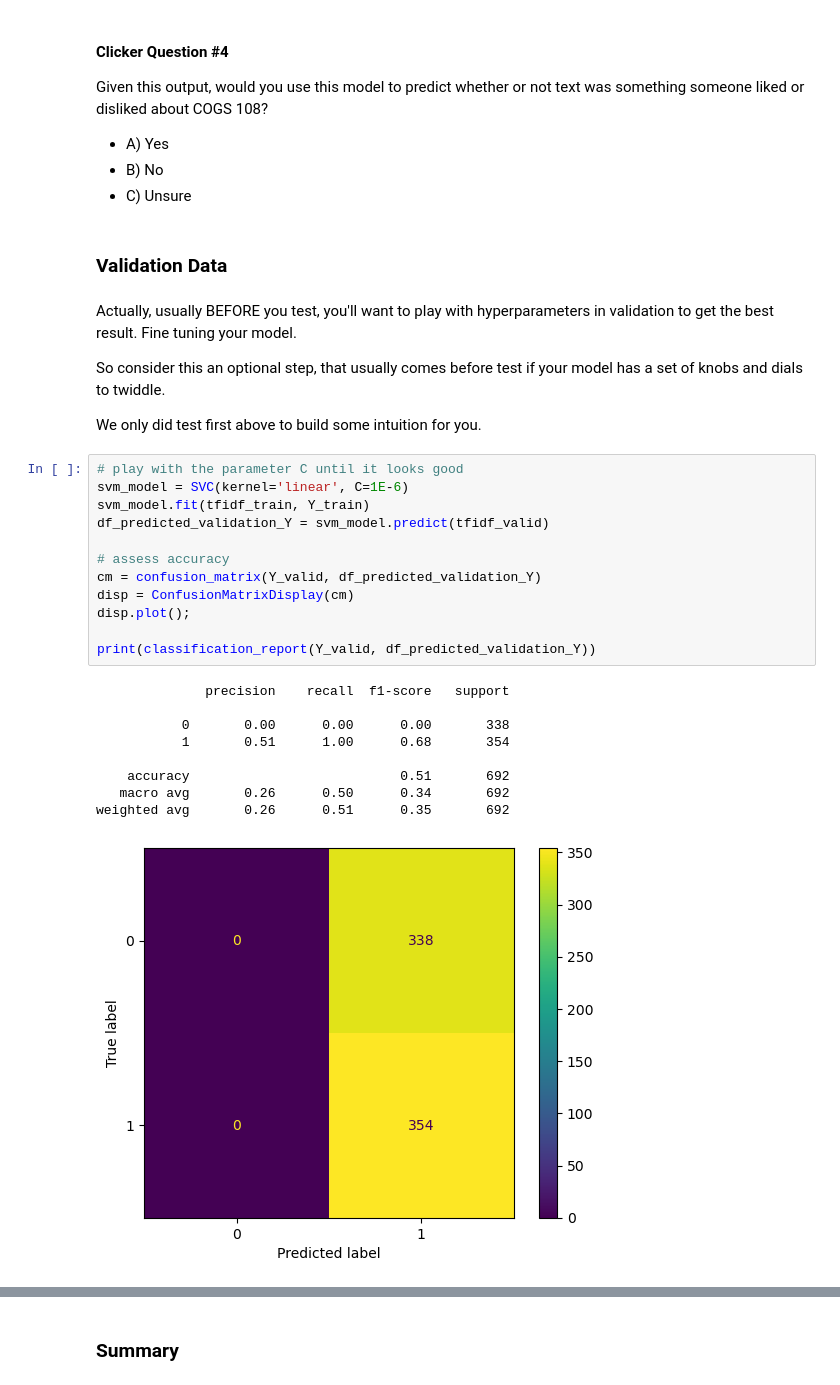
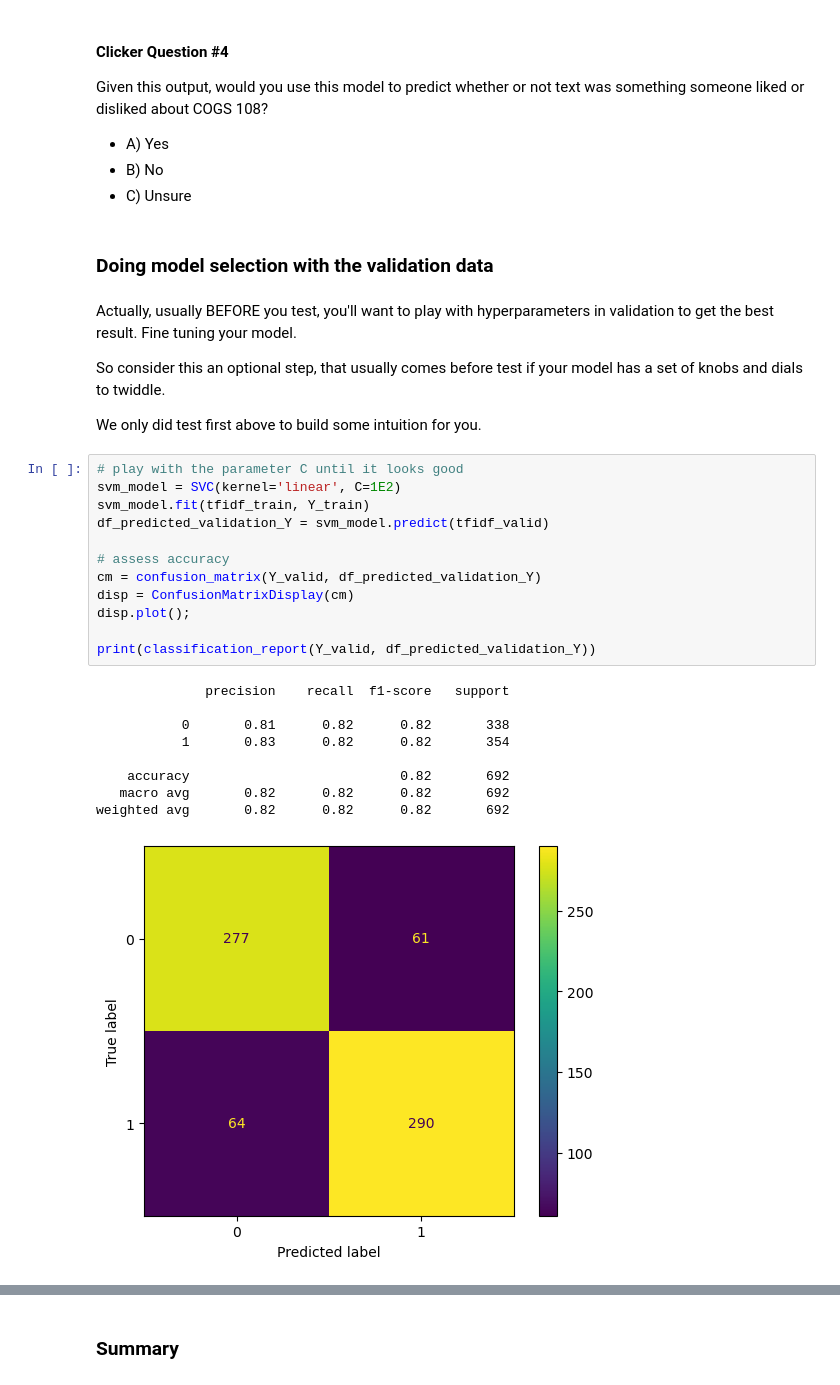
Before and after one commit to COGS108/Lectures-Sp23, a Jupyter notebook: 07_03_text_ml.ipynb, the cells around one changed output, grey strips where cells are left out. Drawn from its saved outputs; the diff is of its cells as text.

```diff
--- a/07_03_text_ml.ipynb
+++ b/07_03_text_ml.ipynb
@@ -495,8 +495,8 @@ Given this output, would you use this model to predict whether or not text was s
 - A) Yes
 - B) No
 - C) Unsure
-# %% [markdown]
-### Validation Data
+# %% [markdown]
+### Doing model selection with the validation data
 # %% [markdown]
 Actually, usually BEFORE you test, you'll want to play with hyperparameters in validation to get the best result.  Fine tuning your model.
 
@@ -506,23 +506,23 @@ So consider this an optional step, that usually comes before test if your model
 We only did test first above to build some intuition for you.
 # %%
 # play with the parameter C until it looks good
-svm_model = SVC(kernel='linear', C=1E-6)
+svm_model = SVC(kernel='linear', C=1E2)
 svm_model.fit(tfidf_train, Y_train)
 df_predicted_validation_Y = svm_model.predict(tfidf_valid)
 
 # assess accuracy
 cm = confusion_matrix(Y_valid, df_predicted_validation_Y)
 disp = ConfusionMatrixDisplay(cm)
 disp.plot();
 
 print(classification_report(Y_valid, df_predicted_validation_Y))
 # %% [output]
               precision    recall  f1-score   support
 
-           0       0.00      0.00      0.00       338
-           1       0.51      1.00      0.68       354
+           0       0.81      0.82      0.82       338
+           1       0.83      0.82      0.82       354
 
-    accuracy                           0.51       692
-   macro avg       0.26      0.50      0.34       692
-weighted avg       0.26      0.51      0.35       692
+    accuracy                           0.82       692
+   macro avg       0.82      0.82      0.82       692
+weighted avg       0.82      0.82      0.82       692
-[figure, old version]
+[figure, new version]
```
Also changed, not shown: parts of 4 cells of this notebook.
